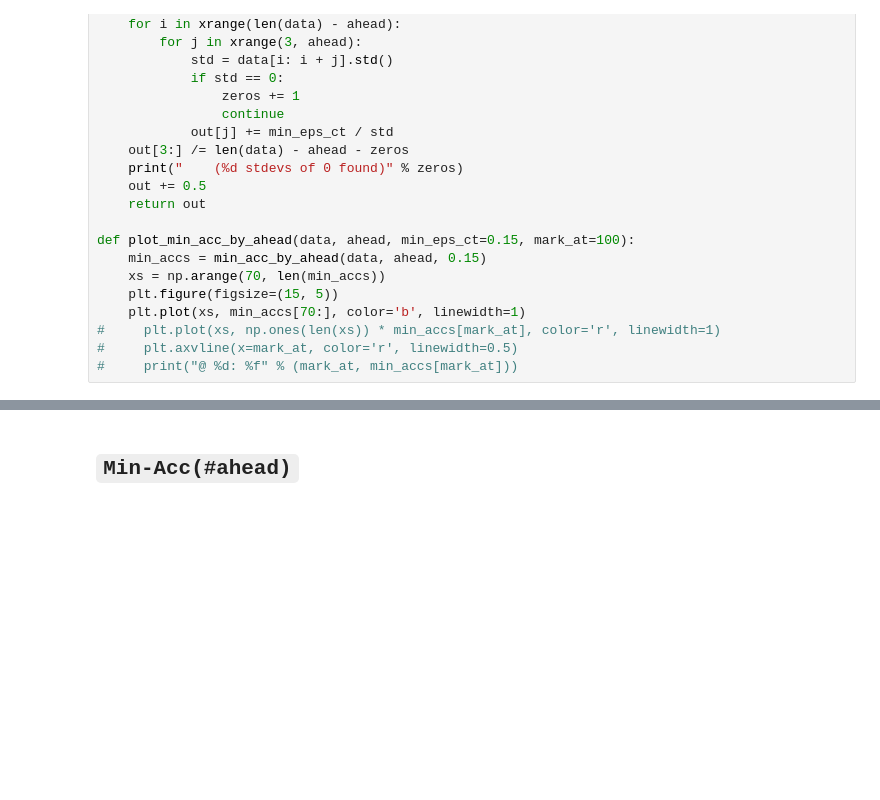
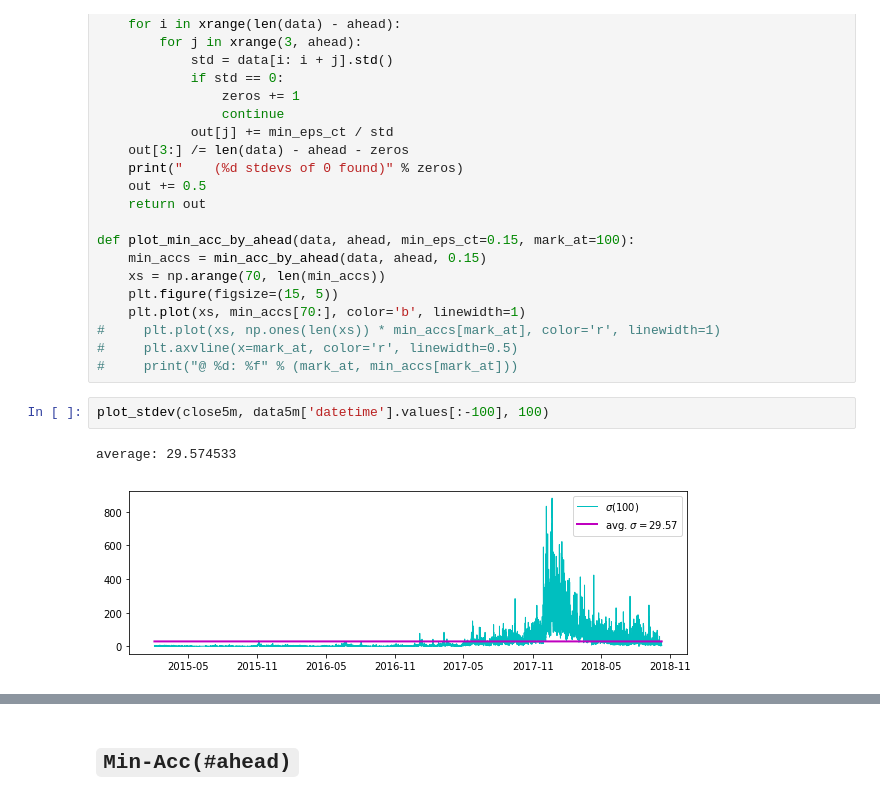
Before and after one commit to NeuronQ/udacity-capstone, a Jupyter notebook: predictive-goals.ipynb, the cells around one changed output, grey strips where cells are left out. Saved outputs shown, nothing was run; the diff lists cells and outputs as text; blank space fills up the shorter version.

```diff
--- a/predictive-goals.ipynb
+++ b/predictive-goals.ipynb
@@ -197,3 +197,8 @@ def plot_min_acc_by_ahead(data, ahead, min_eps_ct=0.15, mark_at=100):
 #     plt.plot(xs, np.ones(len(xs)) * min_accs[mark_at], color='r', linewidth=1)
 #     plt.axvline(x=mark_at, color='r', linewidth=0.5)
 #     print("@ %d: %f" % (mark_at, min_accs[mark_at]))
+# %%
+plot_stdev(close5m, data5m['datetime'].values[:-100], 100)
+# %% [output]
+average: 29.574533
+[figure, added]
```
Also changed, not shown: parts of 4 cells of this notebook, 19 other files.
